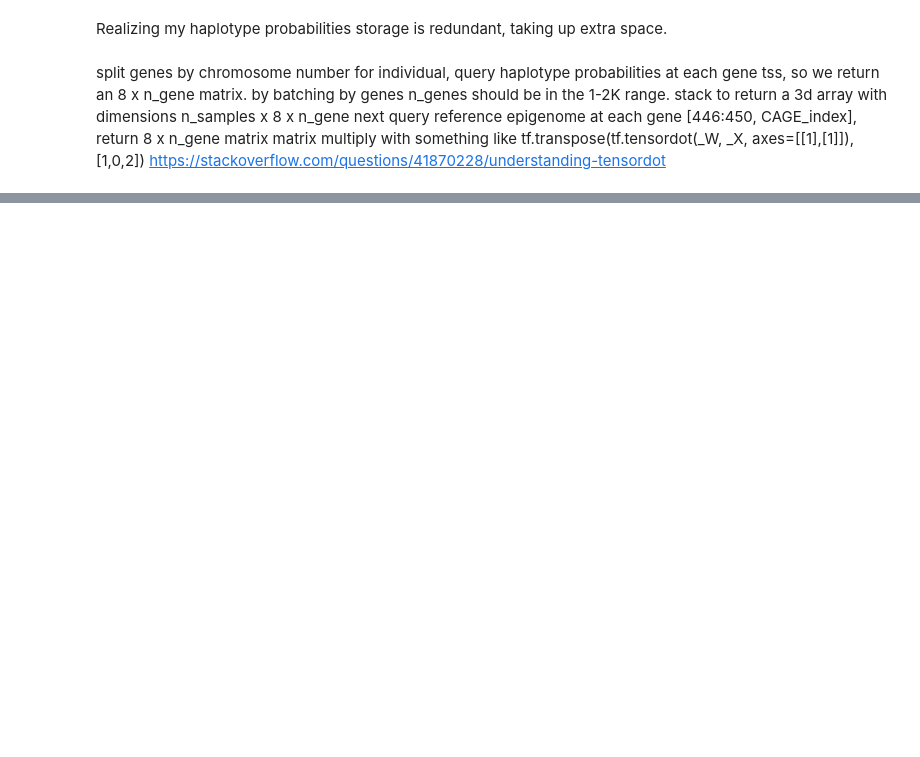
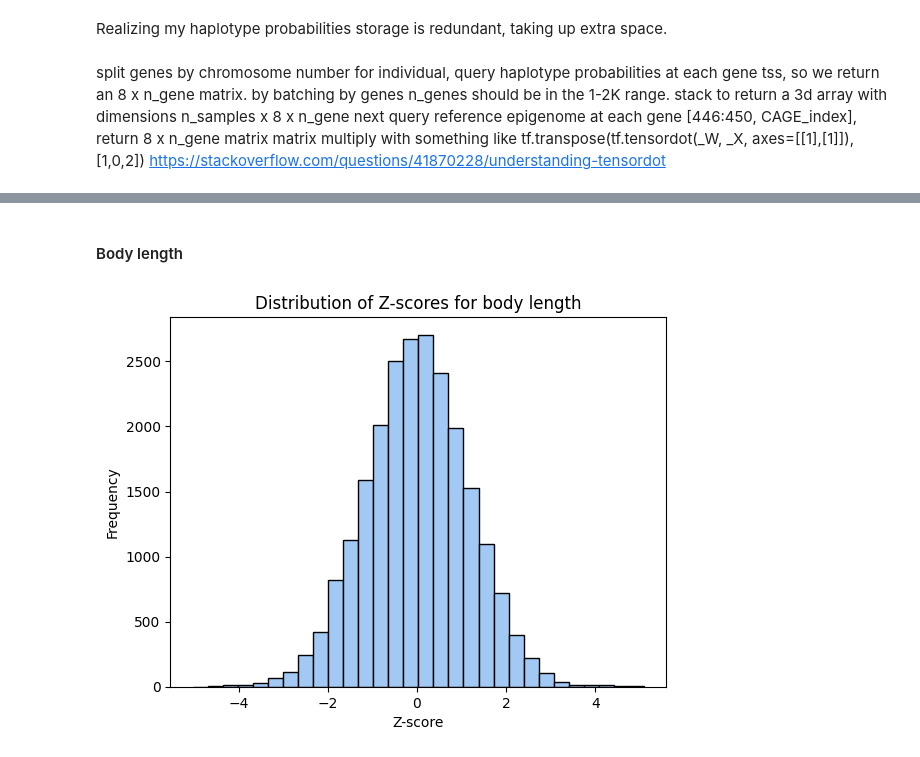
Before and after one commit to hakyimlab/sabrina-deep-learning-in-genomics, a Jupyter notebook: posts/2024-07-10-Br-epigenomeXcan-test/index.ipynb, the cells around one changed output, grey strips where cells are left out. Drawn from its saved outputs; the diff is of its cells as text; code cells hidden in the pictures; blank space fills up the shorter version.

Commit message:
partial fe results

```diff
--- a/posts/2024-07-10-Br-epigenomeXcan-test/index.ipynb
+++ b/posts/2024-07-10-Br-epigenomeXcan-test/index.ipynb
@@ -131,0 +190,21 @@ for chr, genes_df in genes_by_chrom:
+# %%
+import pandas as pd
+import pandas as pd
+import numpy as np
+import matplotlib.pyplot as plt
+import seaborn as sns
+colors = sns.color_palette("pastel")
+# %% [markdown]
+#### Body length
+# %%
+bodylen_assoc = pd.read_csv("Br_CAGE_brain_bodylen__association.txt", usecols=['gene','zscore','pvalue'], sep="\t")
+bodylen_results = pd.read_csv("/home/s1mi/PrediXcan/Results/ratxcan-bodylen-results.csv", usecols = ['gene_name', 'gene', 'p_acat_5'])
+bodylen_merged = pd.merge(bodylen_results, bodylen_assoc, on="gene")
+# %%
+plt.hist(bodylen_assoc['zscore'], bins=30, edgecolor='black', color=colors[0])
+plt.title('Distribution of Z-scores for body length')
+plt.xlabel('Z-score')
+plt.ylabel('Frequency')
+plt.show()
+# %% [output]
+[figure, added]
```
Also changed, not shown: parts of 17 cells of this notebook, 4 other files.
